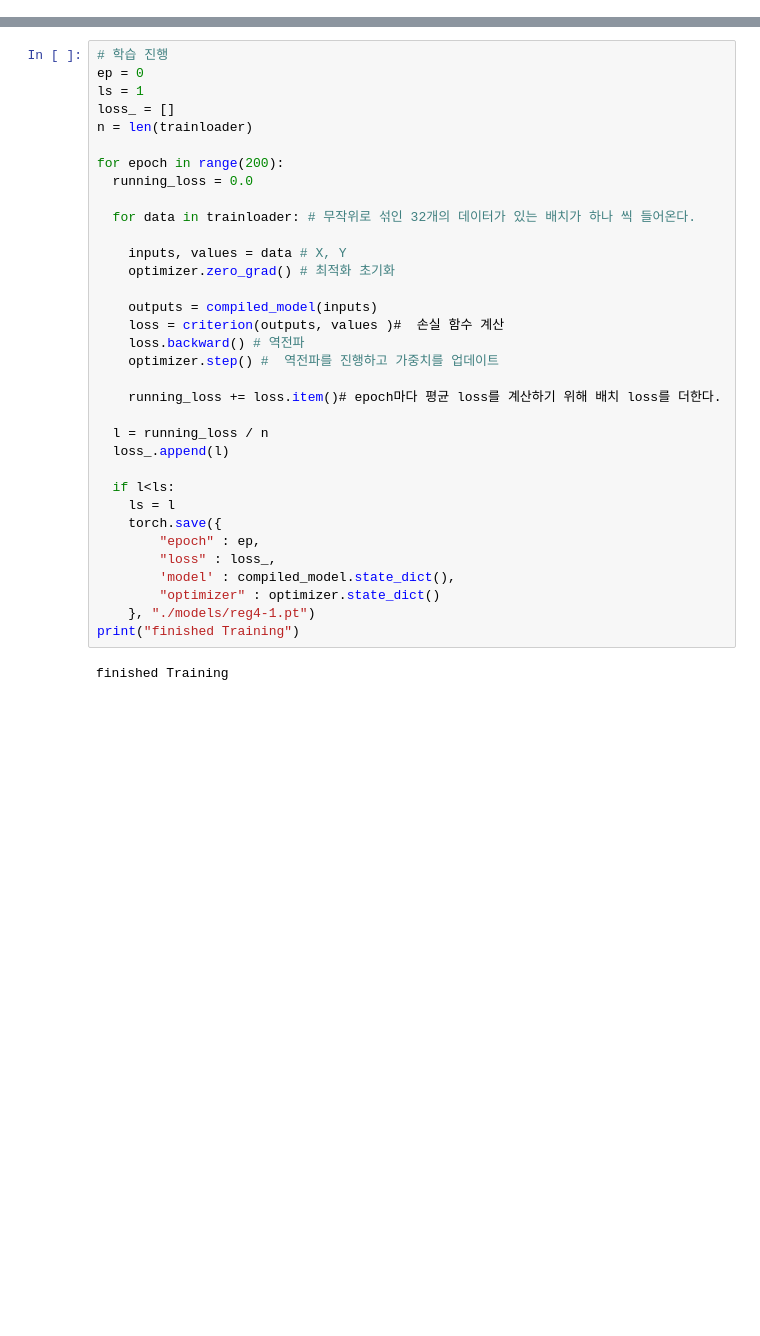
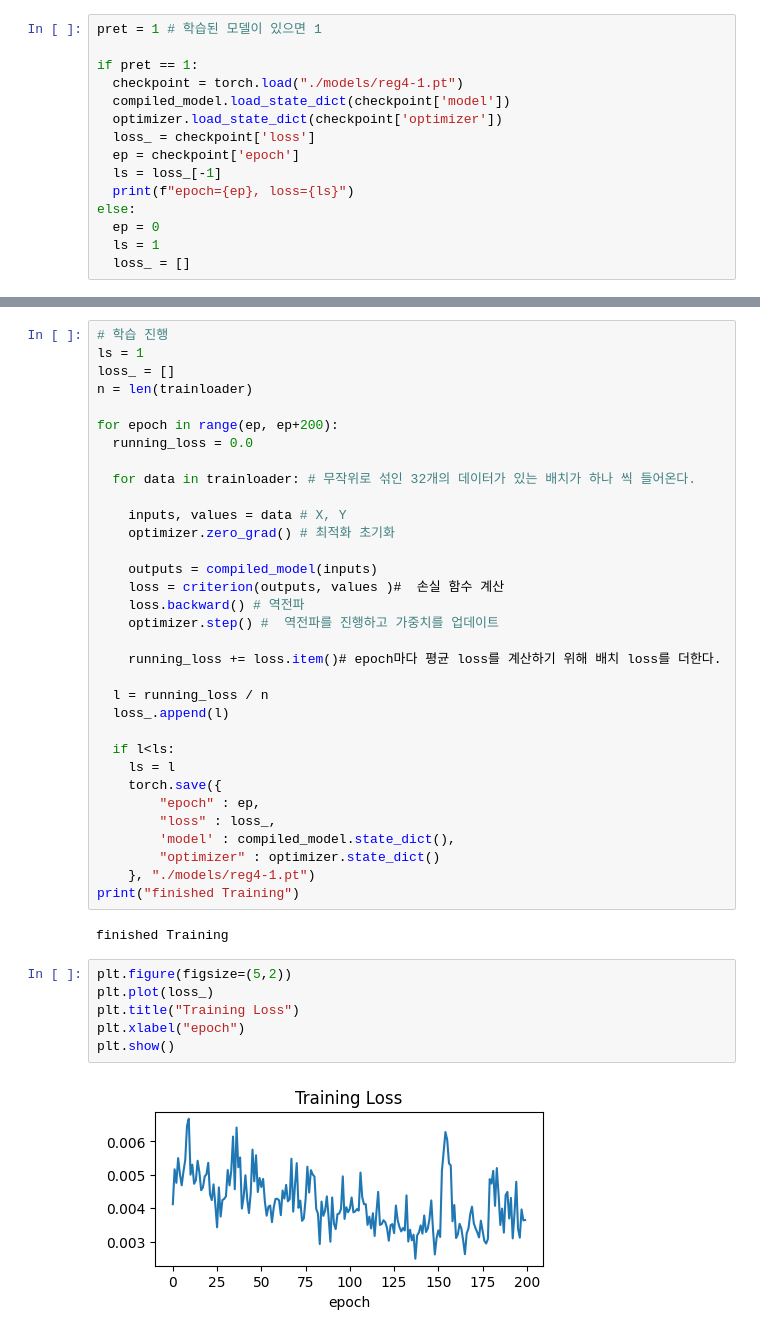
Before and after one commit to hyounghe0724/StartPytorch, a Jupyter notebook: Multi_Perceptron.ipynb, the cells around one changed output, grey strips where cells are left out. Cells and saved outputs as stored; diff of their text form; blank space fills up the shorter version.

Commit message:
Save Information - Dict

```diff
--- a/Multi_Perceptron.ipynb
+++ b/Multi_Perceptron.ipynb
@@ -94,3 +94,18 @@ criterion = nn.MSELoss()
 #lr은 학습률,
 # weight_decay는 L2 정규화에서의 penalty 정도를 의미한다. 1e-2:0.01
 optimizer = optim.Adam(compiled_model.parameters(), lr=1e-2, weight_decay=1e-7)
+# %%
+pret = 1 # 학습된 모델이 있으면 1
+
+if pret == 1:
+  checkpoint = torch.load("./models/reg4-1.pt")
+  compiled_model.load_state_dict(checkpoint['model'])
+  optimizer.load_state_dict(checkpoint['optimizer'])
+  loss_ = checkpoint['loss']
+  ep = checkpoint['epoch']
+  ls = loss_[-1]
+  print(f"epoch={ep}, loss={ls}")
+else:
+  ep = 0
+  ls = 1
+  loss_ = []
@@ -97,11 +114,10 @@ optimizer = optim.Adam(compiled_model.parameters(), lr=1e-2, weight_decay=1e-7)
 # %%
 # 학습 진행
-ep = 0
 ls = 1
 loss_ = []
 n = len(trainloader)
 
-for epoch in range(200):
+for epoch in range(ep, ep+200):
   running_loss = 0.0
 
   for data in trainloader: # 무작위로 섞인 32개의 데이터가 있는 배치가 하나 씩 들어온다.
@@ -130,3 +146,11 @@ for epoch in range(200):
 print("finished Training")
 # %% [output]
 finished Training
+# %%
+plt.figure(figsize=(5,2))
+plt.plot(loss_)
+plt.title("Training Loss")
+plt.xlabel("epoch")
+plt.show()
+# %% [output]
+[figure, added]
```
Also changed, not shown: parts of 2 cells of this notebook.
